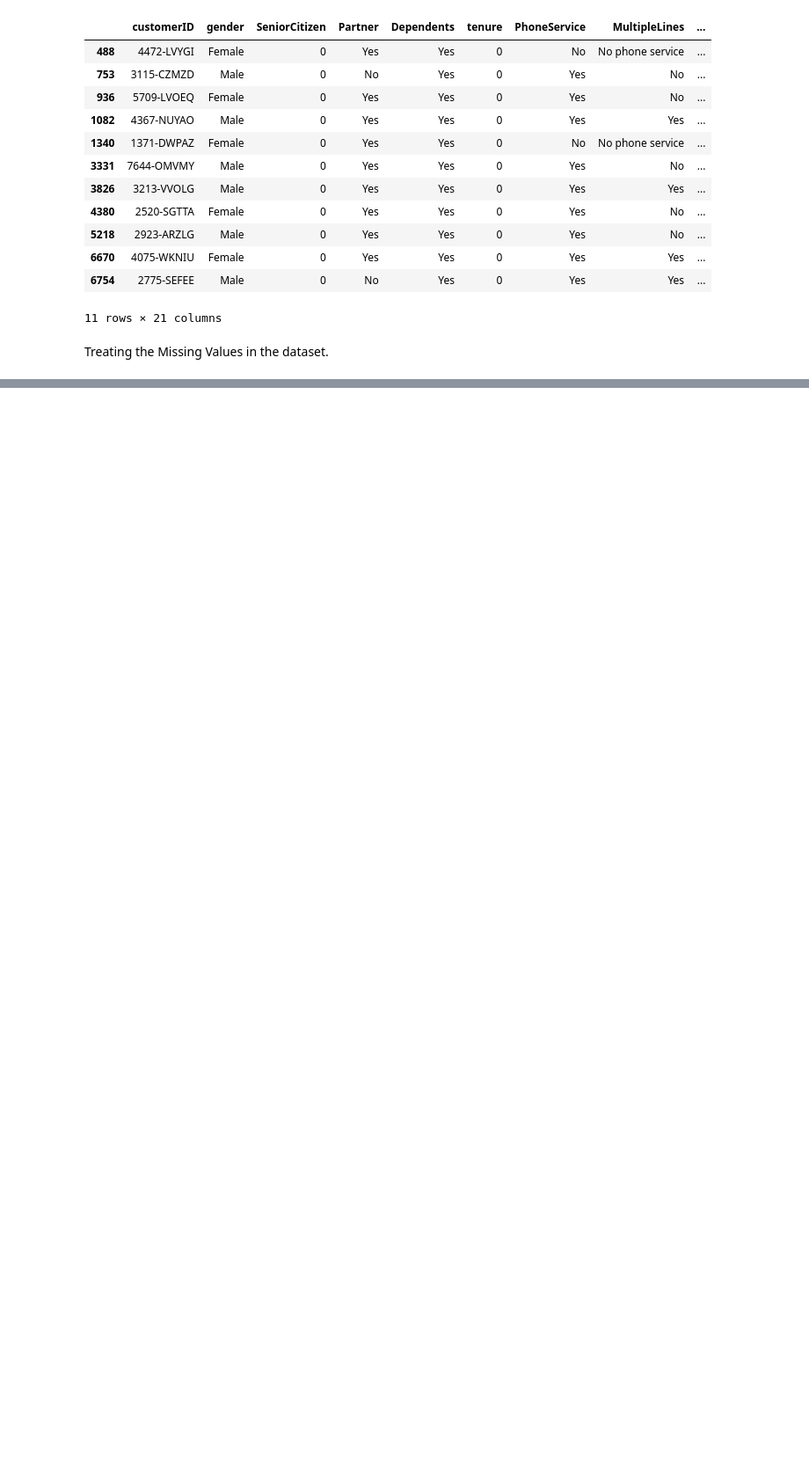
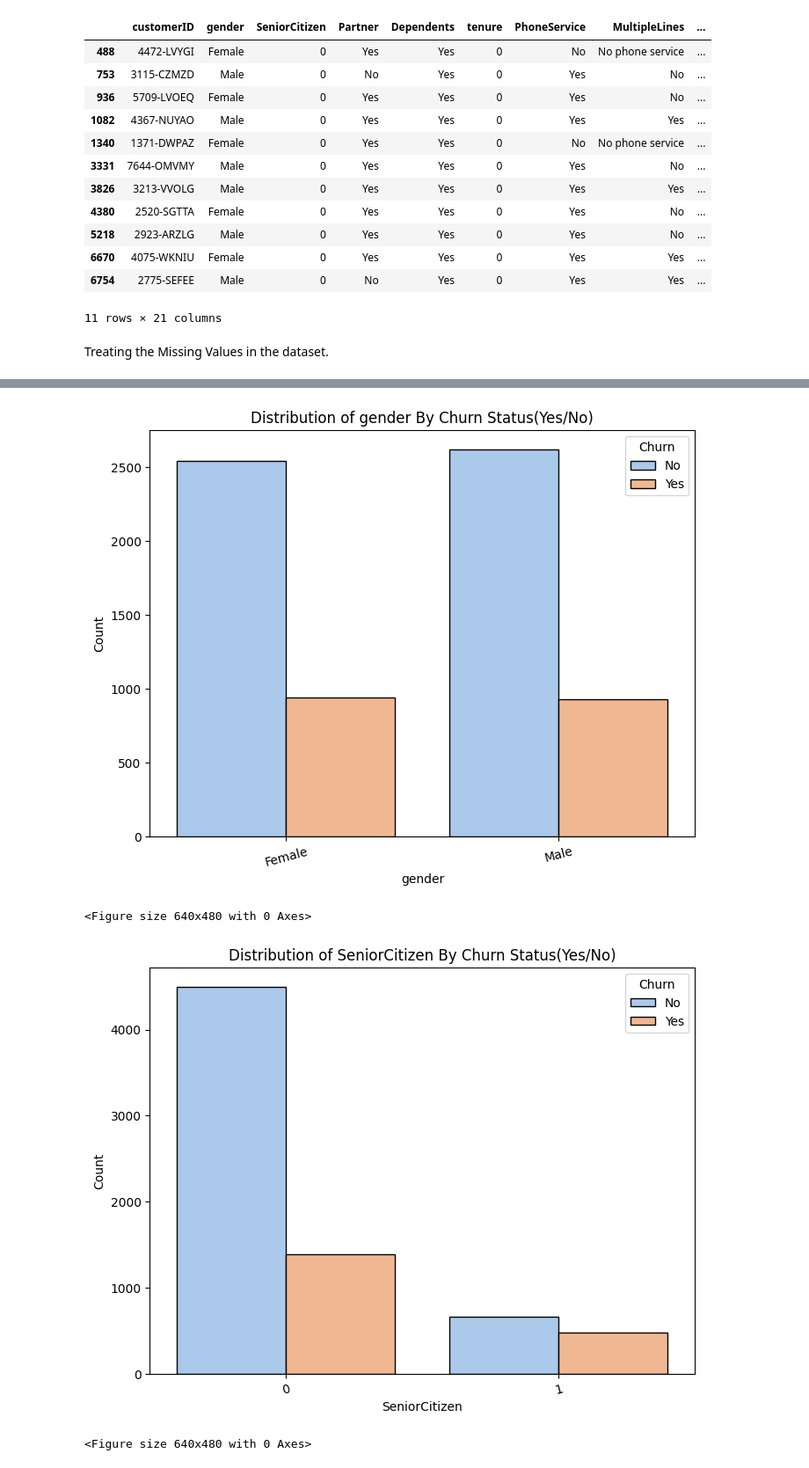
Before and after one commit to hariskhan-hk/Churn_pred, a Jupyter notebook: Telecomm_Churn_EDA.ipynb, the cells around one changed output, grey strips where cells are left out. Shown at 88% size. Cells and saved outputs as stored; diff of their text form; code cells hidden in the pictures; blank space fills up the shorter version.

```diff
--- a/Telecomm_Churn_EDA.ipynb
+++ b/Telecomm_Churn_EDA.ipynb
@@ -159,6 +159,7 @@ tel_df.loc[tel_df["TotalCharges"].isnull() == True]
 # %% [markdown]
 Treating the Missing Values in the dataset.
 # %%
-# tel_df.dropna(how= 'any', inplace= True)
-tel_df.fillna(0, inplace= True)
-tel_df.isnull().sum()
+# # tel_df.dropna(how= 'any', inplace= True)
+# tel_df.fillna(0, inplace= True)
+# tel_df.isnull().sum()
+tel_df.dropna(how = 'any', inplace = True)
@@ -182,0 +172,6 @@ dtype: int64
+# %%
+label= ["{0} - {1}".format(i, i+11) for i in range(1, 72, 12)]
+# %%
+
+tel_df["tenure_group"]= pd.cut(tel_df.tenure, range(1, 80, 12), right=False, labels= label)
+tel_df['tenure_group'].value_counts()
@@ -182,0 +189,3 @@ dtype: int64
+# %%
+tel_df.drop(columns=["customerID", "tenure"], axis=1, inplace= True)
+tel_df
@@ -182,0 +220,17 @@ dtype: int64
+# %%
+sns.set_palette("pastel")
+for i, predictor in enumerate(tel_df.drop(columns=['Churn', 'TotalCharges', 'MonthlyCharges'])):
+    plt.figure(figsize= (8, 6))
+    sns.countplot(data=tel_df, x=predictor, hue='Churn',edgecolor='black' )
+    plt.xticks(rotation= 15)
+    plt.ylabel("Count")
+    plt.xlabel(f"{predictor}")
+    plt.title(f"Distribution of {predictor} By Churn Status(Yes/No)")
+    plt.show()
+    plt.clf()
+    print()
+# %% [output]
+[figure, added]
+<Figure size 640x480 with 0 Axes>
+[figure, added]
+<Figure size 640x480 with 0 Axes>
```
Also changed, not shown: parts of 21 cells of this notebook.
